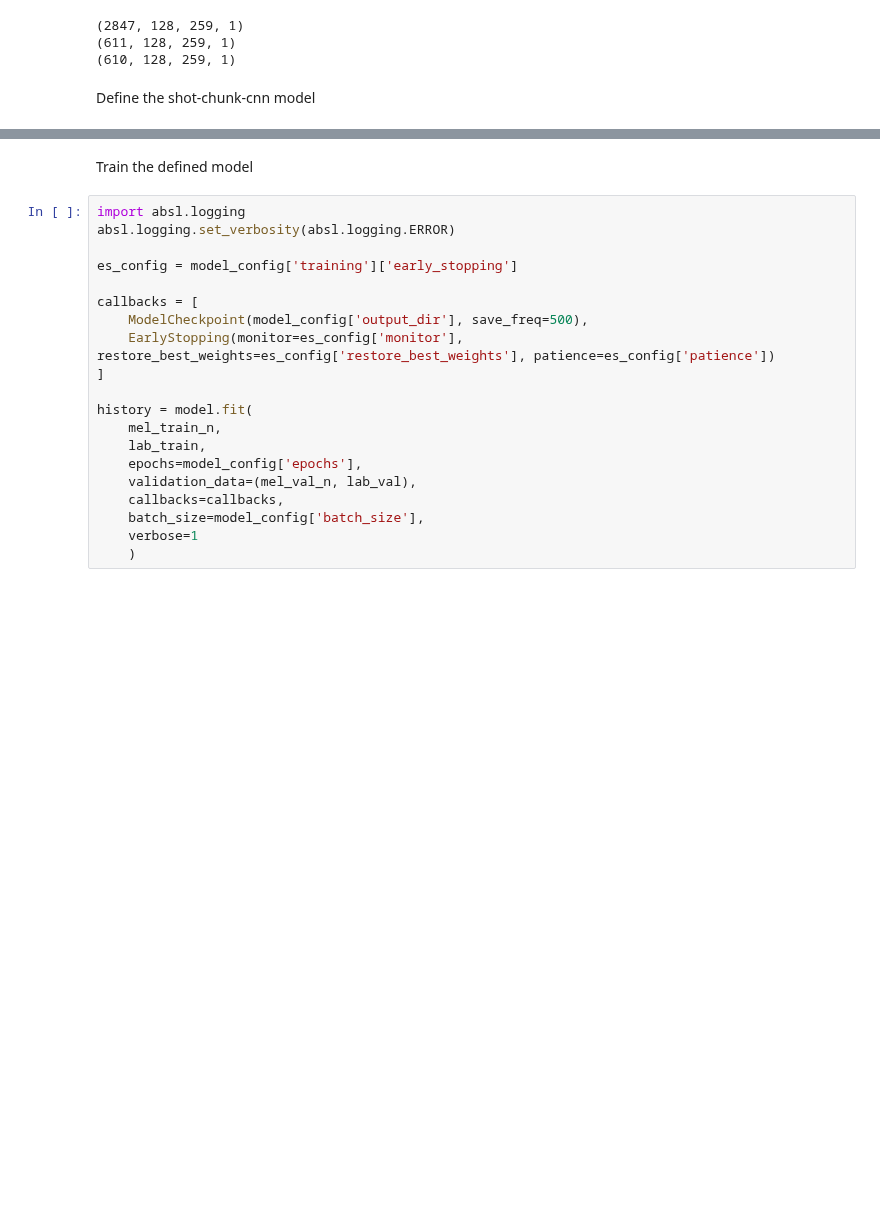
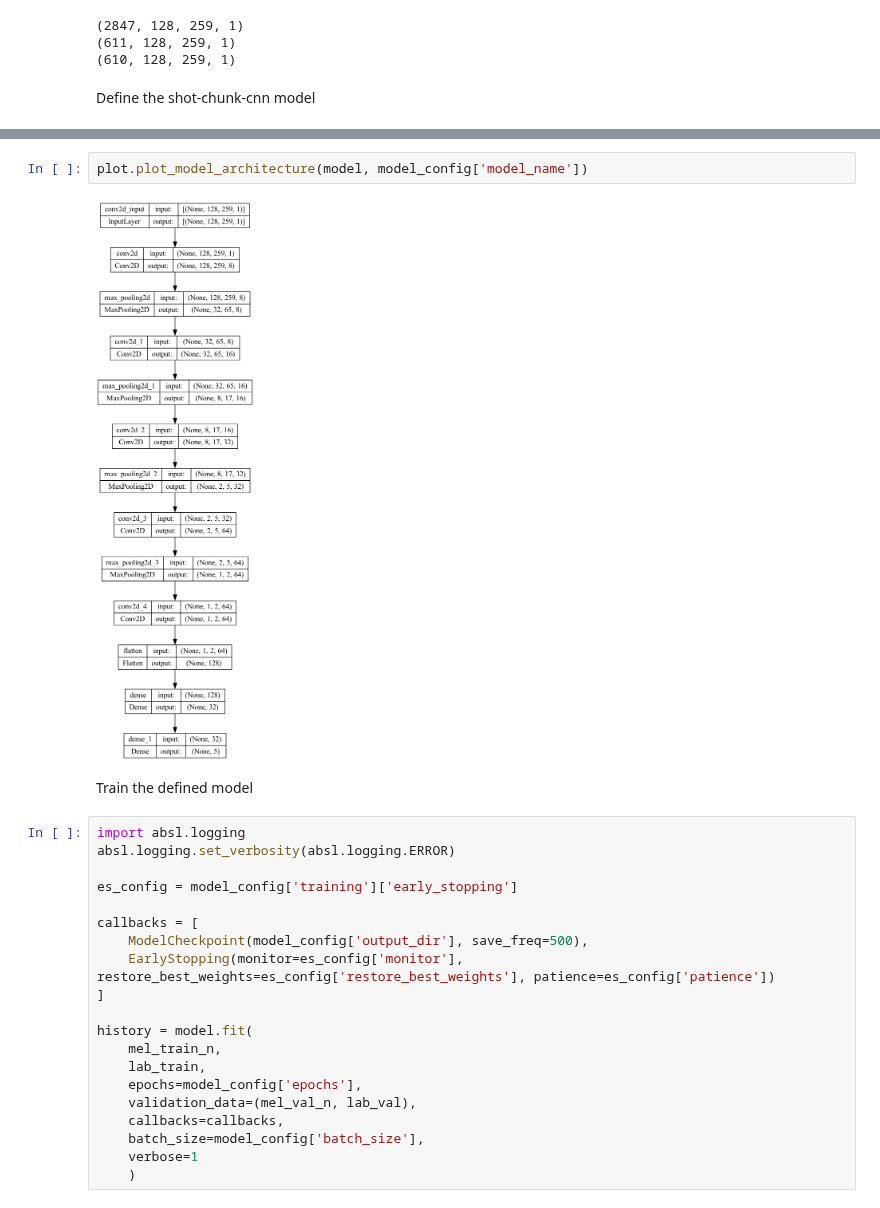
Before and after one commit to michaelstuffer98/ai_industry_project, a Jupyter notebook: short_chunk_cnn.ipynb, the cells around one changed output, grey strips where cells are left out. Saved outputs shown, nothing was run; the diff lists cells and outputs as text; blank space fills up the shorter version.

Commit message:
add architecture plots

```diff
--- a/short_chunk_cnn.ipynb
+++ b/short_chunk_cnn.ipynb
@@ -164,3 +180,7 @@ To enable them in other operations, rebuild TensorFlow with the appropriate comp
+# %%
+plot.plot_model_architecture(model, model_config['model_name'])
+# %% [output]
+[figure, added]
 # %% [markdown]
 Train the defined model
 # %%
```
Also changed, not shown: parts of 2 cells of this notebook, 3 other files.
